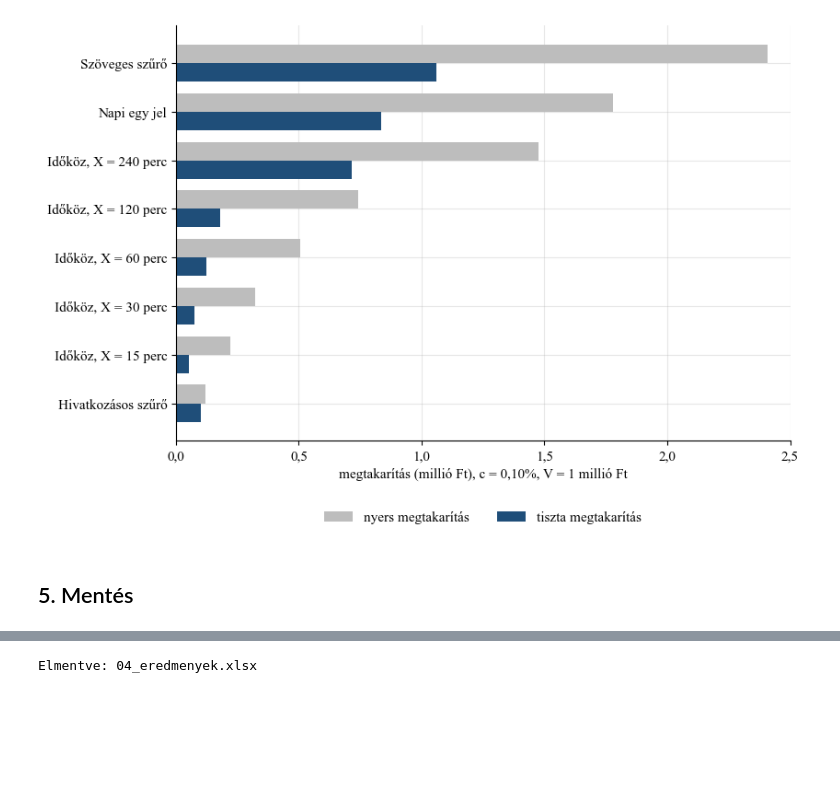
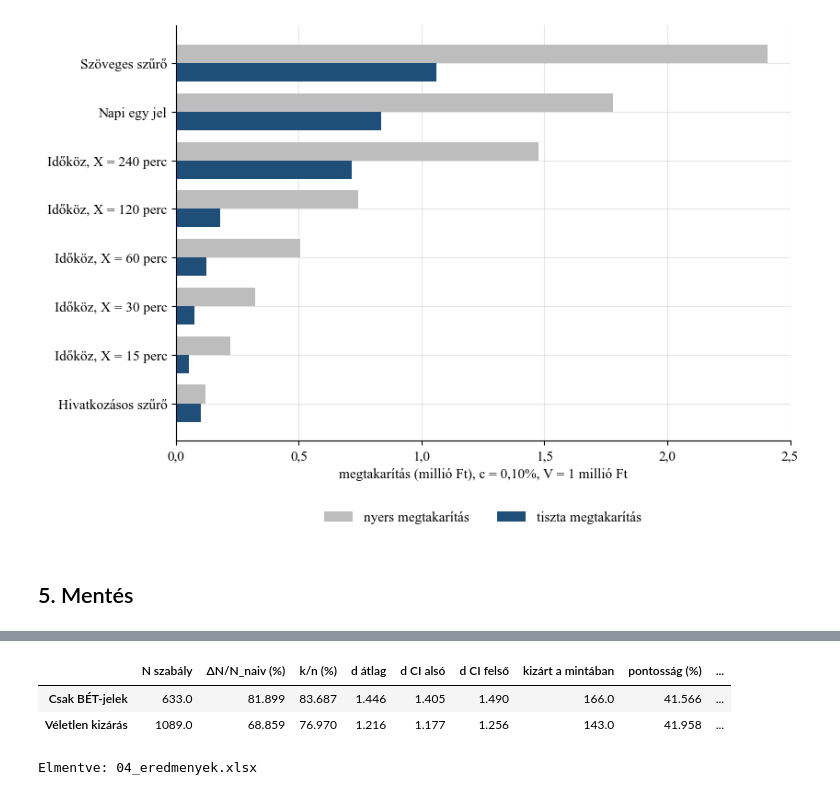
Before and after one commit to Tamacsa/BGE-Szakdolgozat, a Jupyter notebook: 04_h1b_kutatási_kerdes_szakdolgozat.ipynb, the cells around one changed output, grey strips where cells are left out. Cells and saved outputs as stored; diff of their text form; code cells hidden in the pictures; blank space fills up the shorter version.

```diff
--- a/04_h1b_kutatási_kerdes_szakdolgozat.ipynb
+++ b/04_h1b_kutatási_kerdes_szakdolgozat.ipynb
@@ -829,3 +833,46 @@ plt.show()
+# %%
+portal = (jelek.forras != "bet").to_numpy()
+K_szoveg = int((~szabalyok["Szöveges szűrő"]).sum())
+rng = np.random.default_rng(SEED)
+kizart_index = rng.choice(np.flatnonzero(portal), size=K_szoveg, replace=False)
+veletlen = np.ones(len(jelek), dtype=bool)
+veletlen[kizart_index] = False
+szabalyok_uj = {"Naiv": szabalyok["Naiv"], "Csak BÉT-jelek": ~portal, "Véletlen kizárás": veletlen}
+
+ugyletek_uj = pd.DataFrame({
+    nev: jelek[u].groupby(["ticker", "nap"]).size().reindex(ticker_napok, fill_value=0)
+    for nev, u in szabalyok_uj.items()
+})
+_, minoseg_uj = teves_kizaras(jelek, szabalyok_uj)
+bootstrap_index = np.random.default_rng(SEED).integers(0, n, size=(BOOTSTRAP, n))
+
+sorok = {}
+for nev in ["Csak BÉT-jelek", "Véletlen kizárás"]:
+    d = (ugyletek_uj["Naiv"] - ugyletek_uj[nev]).to_numpy()
+    d_atlagok = d[bootstrap_index].mean(axis=1)
+    K = int((~szabalyok_uj[nev]).sum())
+    h = minoseg_uj.loc[nev, "téves kizárás h (%)"] / 100
+    sorok[nev] = {
+        "N szabály": int(ugyletek_uj[nev].sum()),
+        "ΔN/N_naiv (%)": 100 * d.sum() / N_naiv,
+        "k/n (%)": 100 * (d > 0).mean(),
+        "d átlag": d.mean(),
+        "d CI alsó": np.percentile(d_atlagok, 2.5),
+        "d CI felső": np.percentile(d_atlagok, 97.5),
+        "kizárt a mintában": minoseg_uj.loc[nev, "kizárt a mintában"],
+        "pontosság (%)": minoseg_uj.loc[nev, "pontosság (%)"],
+        "h (%)": 100 * h,
+        "h CI alsó (%)": minoseg_uj.loc[nev, "h CI alsó (%)"],
+        "h CI felső (%)": minoseg_uj.loc[nev, "h CI felső (%)"],
+        "nyers, c = 0.10% (M Ft)": K * V * 0.001 / 1e6,
+        "tiszta, c = 0.10% (M Ft)": K * (1 - h) * V * 0.001 / 1e6,
+    }
+rq2_viszonyitas = pd.DataFrame(sorok).T
+display(rq2_viszonyitas.round(3))
+# %% [output]
+|  | N szabály | ΔN/N_naiv (%) | k/n (%) | d átlag | d CI alsó | d CI felső | kizárt a mintában | pontosság (%) | ... |
+| Csak BÉT-jelek | 633.0 | 81.899 | 83.687 | 1.446 | 1.405 | 1.490 | 166.0 | 41.566 | ... |
+| Véletlen kizárás | 1089.0 | 68.859 | 76.970 | 1.216 | 1.177 | 1.256 | 143.0 | 41.958 | ... |
 # %%
 with pd.ExcelWriter(CACHE / "04_eredmenyek.xlsx") as iro:
     h1b_fo.to_excel(iro, sheet_name="h1b_fo")
```
Also changed, not shown: parts of 2 cells of this notebook, 6 other files.
